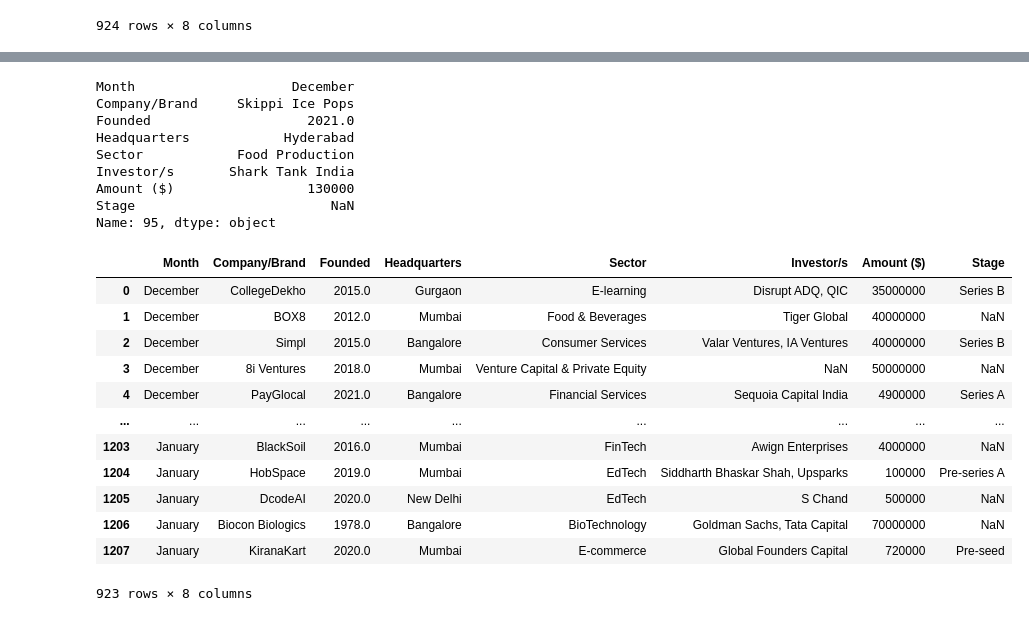
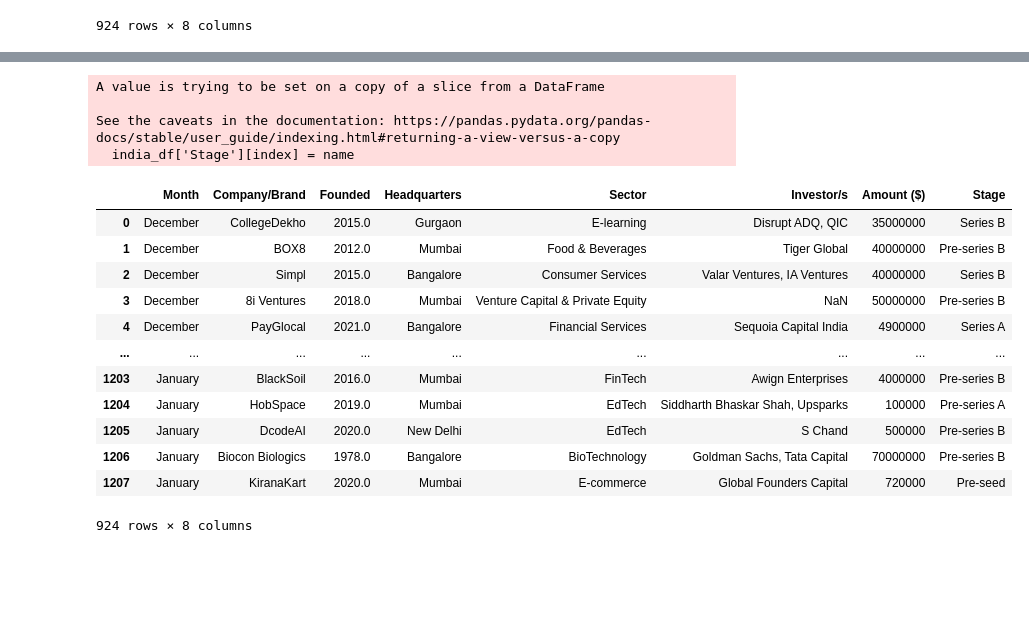
Before and after one commit to Jusharry/Team_9_Final_Project, a Jupyter notebook: India_startups.ipynb, the cells around one changed output, grey strips where cells are left out. Drawn from its saved outputs; the diff is of its cells as text; code cells hidden in the pictures; blank space fills up the shorter version.

Commit message:
fully cleaned the dataset for the stage and amount col

```diff
--- a/India_startups.ipynb
+++ b/India_startups.ipynb
@@ -785,0 +791,5 @@ stage = group_stages(india_df)
+# %%
+b_group = stage['Series B']
+b_group.extend(stage['Debt'])
+for x in b_group:
+    change_stage_name(india_df, x, 'Series B')
@@ -794,14 +809,16 @@ A value is trying to be set on a copy of a slice from a DataFrame
 See the caveats in the documentation: https://pandas.pydata.org/pandas-docs/stable/user_guide/indexing.html#returning-a-view-versus-a-copy
   india_df['Stage'][index] = name
 # %%
-d_group = stage['Series E']
-d_group.extend(stage['Series G'])
-d_group.extend(stage['Series F'])
-d_group.extend(stage['Series F2'])
-d_group.extend(stage['Series D1'])
-d_group.extend(stage['Series F1'])
-d_group.extend(stage['Series D'])
-for x in d_group:
+c_group = stage['Series E']
+c_group.extend(stage['Series G'])
+c_group.extend(stage['Series F'])
+c_group.extend(stage['Series F2'])
+c_group.extend(stage['Series D1'])
+c_group.extend(stage['Series F1'])
+c_group.extend(stage['Series D'])
+c_group.append(800)
+
+for x in c_group:
     change_stage_name(india_df, x, 'Series C')
 # %% [output]
 A value is trying to be set on a copy of a slice from a DataFrame
@@ -812,6 +829,7 @@ See the caveats in the documentation: https://pandas.pydata.org/pandas-docs/stab
 pre_seed_group = stage['Pre-seed']
 pre_seed_group.extend(stage['Seed+'])
 pre_seed_group.extend(stage['Early seed'])
+pre_seed_group.extend(stage['Bridge'])
 for x in pre_seed_group:
     change_stage_name(india_df, x, 'Pre-seed')
 # %% [output]
@@ -954,3 +955,0 @@ stage['Debt']
-# %%
-india_df.iloc[808] ##This amount is wrong by a factor of 10
-india_df.iloc[808][6] = str(int(india_df.iloc[808][6]) / 10 )
@@ -1096,29 +1023,26 @@ india_df
+# %%
+for x in stage[nan]:
+    val = india_df.iloc[x][6]
+    stage_curr = find_closest(int(val))
+    change_stage_name(india_df, x, stage_curr )
+# %% [output]
+A value is trying to be set on a copy of a slice from a DataFrame
+
+See the caveats in the documentation: https://pandas.pydata.org/pandas-docs/stable/user_guide/indexing.html#returning-a-view-versus-a-copy
+  india_df['Stage'][index] = name
 # %%
-india_df.iloc[73]
+india_df
 # %% [output]
+|  | Month | Company/Brand | Founded | Headquarters | Sector | Investor/s | Amount ($) | Stage |
+| 0 | December | CollegeDekho | 2015.0 | Gurgaon | E-learning | Disrupt ADQ, QIC | 35000000 | Series B |
+| 1 | December | BOX8 | 2012.0 | Mumbai | Food & Beverages | Tiger Global | 40000000 | Pre-series B |
+| 2 | December | Simpl | 2015.0 | Bangalore | Consumer Services | Valar Ventures, IA Ventures | 40000000 | Series B |
+| 3 | December | 8i Ventures | 2018.0 | Mumbai | Venture Capital & Private Equity | NaN | 50000000 | Pre-series B |
+| 4 | December | PayGlocal | 2021.0 | Bangalore | Financial Services | Sequoia Capital India | 4900000 | Series A |
+| ... | ... | ... | ... | ... | ... | ... | ... | ... |
+| 1203 | January | BlackSoil | 2016.0 | Mumbai | FinTech | Awign Enterprises | 4000000 | Pre-series B |
+| 1204 | January | HobSpace | 2019.0 | Mumbai | EdTech | Siddharth Bhaskar Shah, Upsparks | 100000 | Pre-series A |
+| 1205 | January | DcodeAI | 2020.0 | New Delhi | EdTech | S Chand | 500000 | Pre-series B |
+| 1206 | January | Biocon Biologics | 1978.0 | Bangalore | BioTechnology | Goldman Sachs, Tata Capital | 70000000 | Pre-series B |
+| 1207 | January | KiranaKart | 2020.0 | Mumbai | E-commerce | Global Founders Capital | 720000 | Pre-seed |
-Month                    December
-Company/Brand     Skippi Ice Pops
-Founded                    2021.0
-Headquarters            Hyderabad
-Sector            Food Production
-Investor/s       Shark Tank India
-Amount ($)                 130000
-Stage                         NaN
-Name: 95, dtype: object
+924 rows × 8 columns
-# %%
-india_df = india_df.drop(india_df.iloc[73].name)
-india_df
-# %% [output]
-|  | Month | Company/Brand | Founded | Headquarters | Sector | Investor/s | Amount ($) | Stage |
-| 0 | December | CollegeDekho | 2015.0 | Gurgaon | E-learning | Disrupt ADQ, QIC | 35000000 | Series B |
-| 1 | December | BOX8 | 2012.0 | Mumbai | Food & Beverages | Tiger Global | 40000000 | NaN |
-| 2 | December | Simpl | 2015.0 | Bangalore | Consumer Services | Valar Ventures, IA Ventures | 40000000 | Series B |
-| 3 | December | 8i Ventures | 2018.0 | Mumbai | Venture Capital & Private Equity | NaN | 50000000 | NaN |
-| 4 | December | PayGlocal | 2021.0 | Bangalore | Financial Services | Sequoia Capital India | 4900000 | Series A |
-| ... | ... | ... | ... | ... | ... | ... | ... | ... |
-| 1203 | January | BlackSoil | 2016.0 | Mumbai | FinTech | Awign Enterprises | 4000000 | NaN |
-| 1204 | January | HobSpace | 2019.0 | Mumbai | EdTech | Siddharth Bhaskar Shah, Upsparks | 100000 | Pre-series A |
-| 1205 | January | DcodeAI | 2020.0 | New Delhi | EdTech | S Chand | 500000 | NaN |
-| 1206 | January | Biocon Biologics | 1978.0 | Bangalore | BioTechnology | Goldman Sachs, Tata Capital | 70000000 | NaN |
-| 1207 | January | KiranaKart | 2020.0 | Mumbai | E-commerce | Global Founders Capital | 720000 | Pre-seed |
-923 rows × 8 columns
```
Also changed, not shown: parts of 51 cells of this notebook, 1 other file.
